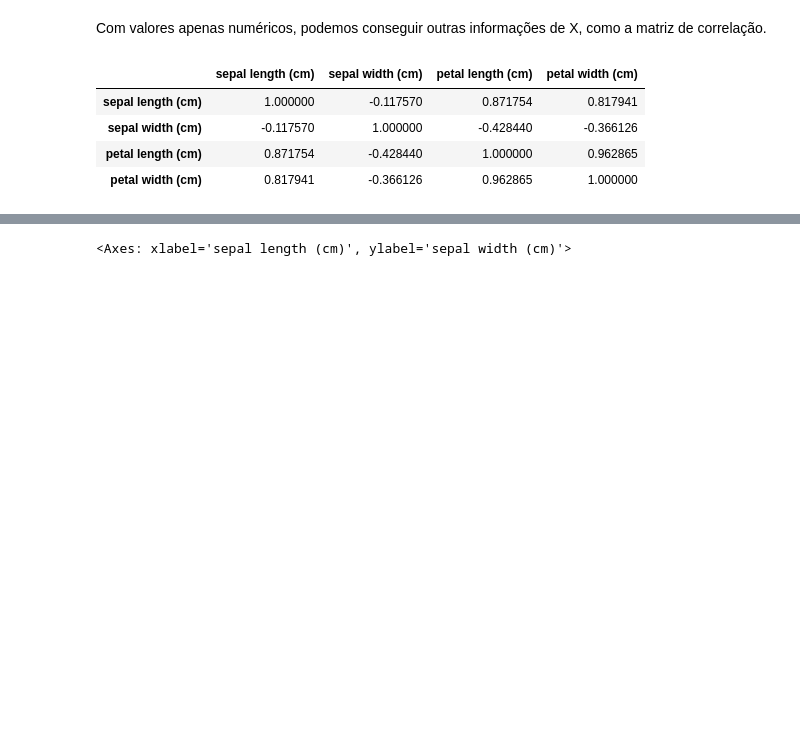
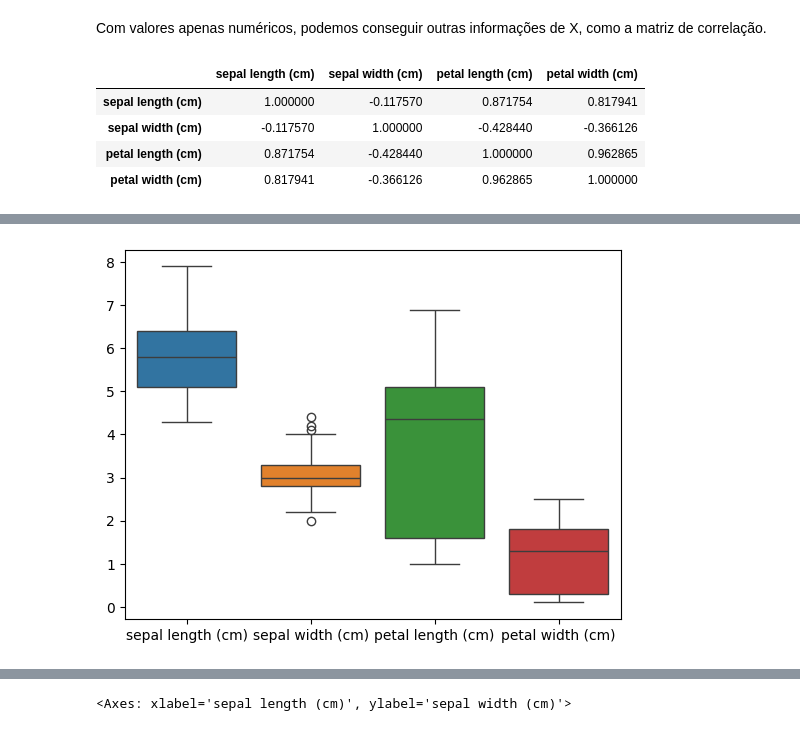
Before and after one commit to henriquemargotte/Aprendizado-de-Maquina-2025-2, a Jupyter notebook: Lab1/lab1.ipynb, the cells around one changed output, grey strips where cells are left out. Cells and saved outputs as stored; diff of their text form; code cells hidden in the pictures; blank space fills up the shorter version.

```diff
--- a/Lab1/lab1.ipynb
+++ b/Lab1/lab1.ipynb
@@ -342,0 +335,5 @@ Com o uso da biblioteca Pandas, já conseguimos entender, manipular e explorar o
+# %%
+sns.boxplot(data=iris_df, orient='v')
+plt.show()
+# %% [output]
+[figure, added]
```
Also changed, not shown: parts of 24 cells of this notebook.
